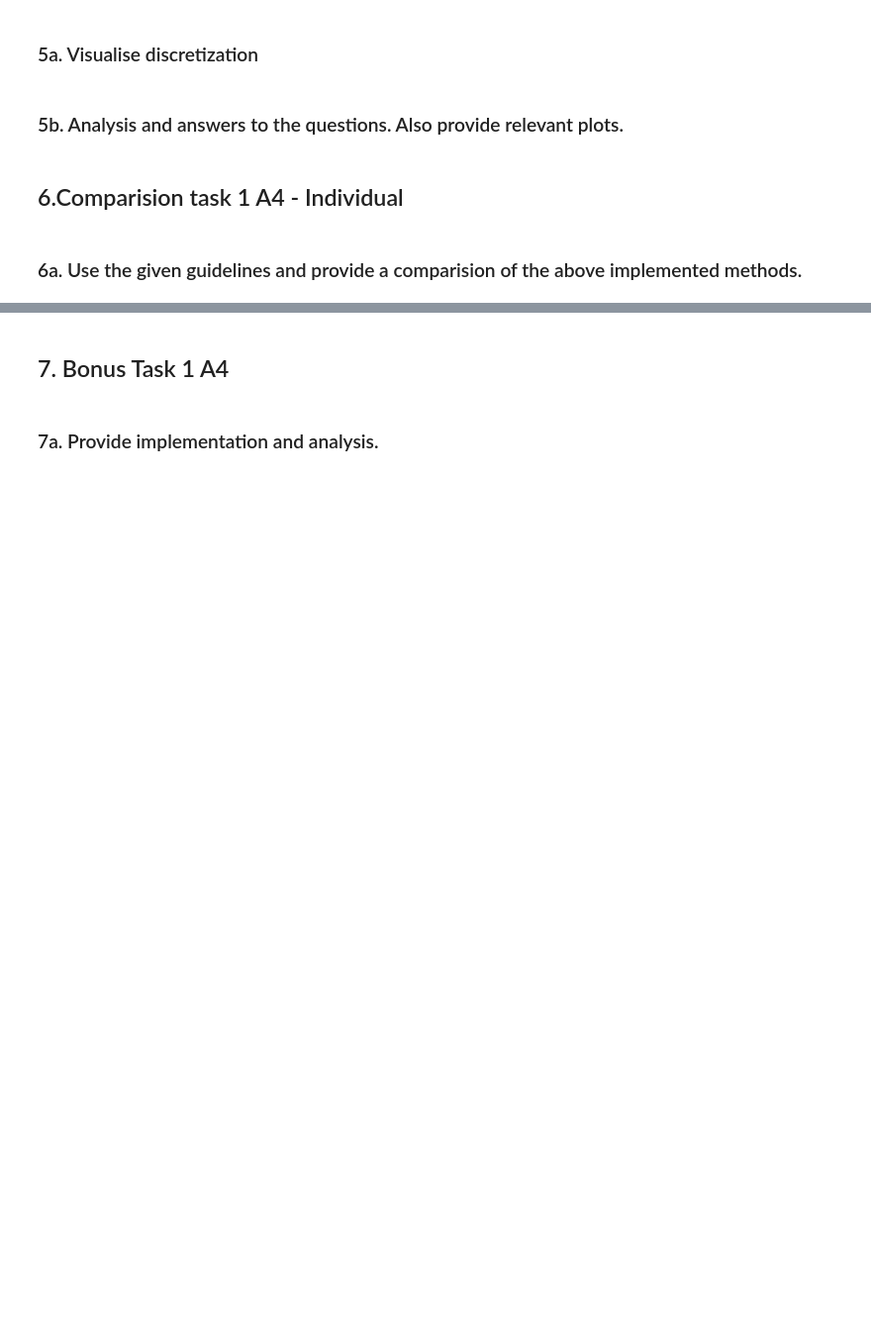
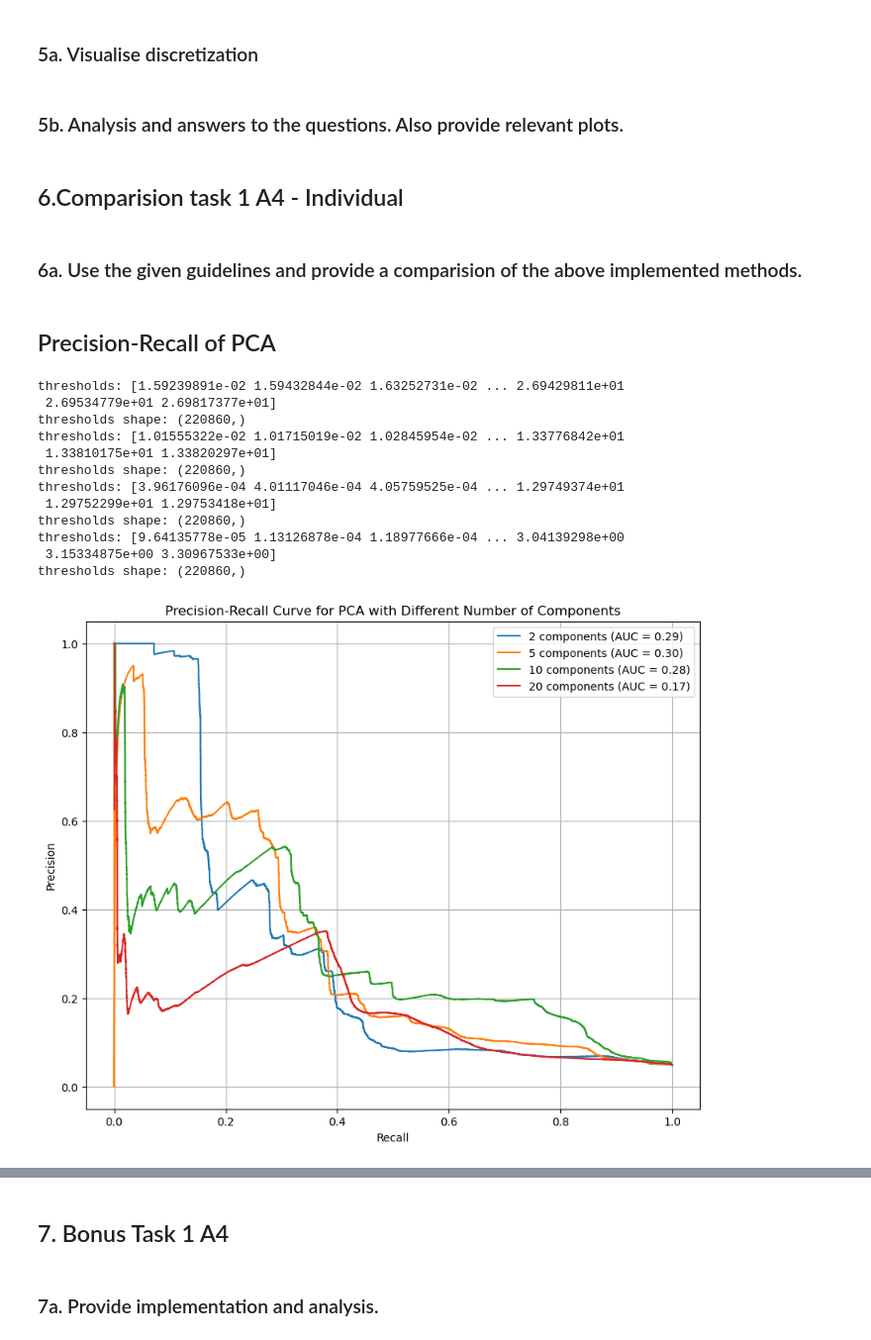
Before and after one commit to amar-mesic/cyber-data, a Jupyter notebook: lab-2/Lab2.ipynb, the cells around one changed output, grey strips where cells are left out. Shown at 99% size. Drawn from its saved outputs; the diff is of its cells as text; code cells hidden in the pictures; blank space fills up the shorter version.

```diff
--- a/lab-2/Lab2.ipynb
+++ b/lab-2/Lab2.ipynb
@@ -732,3 +734,83 @@ We study ARMA on different signals, some with few peaks, and other with a lot. W
 ## 6.Comparision task 1 A4 - Individual
 # %% [markdown]
 ### 6a. Use the given guidelines and provide a comparision of the above implemented methods.
+# %% [markdown]
+## Precision-Recall of PCA
+# %%
+from sklearn.metrics import precision_recall_curve, auc
+import matplotlib.pyplot as plt
+
+# Assuming train_data and val_data are your preprocessed datasets
+# train_data and val_data have columns ['Id', 'Timestamp', 'Label', ...other signals...]
+
+# Keep columns for signals
+signals = train_data.columns.drop(['Id', 'Timestamp', 'Label'])
+
+# Convert timestamp to datetime
+val_data['Timestamp'] = pd.to_datetime(val_data['Timestamp'], dayfirst=True)
+
+# Extract signal data
+train_signals = train_data[signals]
+val_signals = val_data[signals]
+
+# Standardize the data
+scaler = StandardScaler()
+train_signals_scaled = scaler.fit_transform(train_signals)
+val_signals_scaled = scaler.transform(val_signals)
+
+# Extract labels
+val_labels = val_data['Label'].values
+
+# Function to calculate reconstruction error
+def calculate_reconstruction_error(pca, data_scaled):
+    data_pca = pca.transform(data_scaled)
+    data_reconstructed = pca.inverse_transform(data_pca)
+    reconstruction_error = np.mean((data_scaled - data_reconstructed) ** 2, axis=1)
+    return reconstruction_error
+
+# Define the range of components to test
+n_components_list = [2, 5, 10, 20]
+
+# Initialize a dictionary to store precision-recall data
+pr_data = {}
+
+for n_components in n_components_list:
+    # Fit PCA on the training data
+    pca = PCA(n_components=n_components)
+    pca.fit(val_signals_scaled)
+
+    # Calculate reconstruction error for the validation set
+    reconstruction_error = calculate_reconstruction_error(pca, val_signals_scaled)
+
+    # Calculate precision, recall, and thresholds
+    precision, recall, thresholds = precision_recall_curve(val_labels, reconstruction_error)
+    print('thresholds:', thresholds)
+    print('thresholds shape:', thresholds.shape)
+    pr_data[n_components] = (precision, recall, thresholds, auc(recall, precision))
+
+# Plot the precision-recall curves
+plt.figure(figsize=(10, 8))
+
+for n_components, (precision, recall, thresholds, pr_auc) in pr_data.items():
+    plt.plot(recall, precision, label=f'{n_components} components (AUC = {pr_auc:.2f})')
+
+plt.xlabel('Recall')
+plt.ylabel('Precision')
+plt.title('Precision-Recall Curve for PCA with Different Number of Components')
+plt.legend()
+plt.grid(True)
+plt.show()
+# %% [output]
+thresholds: [1.59239891e-02 1.59432844e-02 1.63252731e-02 ... 2.69429811e+01
+ 2.69534779e+01 2.69817377e+01]
+thresholds shape: (220860,)
+thresholds: [1.01555322e-02 1.01715019e-02 1.02845954e-02 ... 1.33776842e+01
+ 1.33810175e+01 1.33820297e+01]
+thresholds shape: (220860,)
+thresholds: [3.96176096e-04 4.01117046e-04 4.05759525e-04 ... 1.29749374e+01
+ 1.29752299e+01 1.29753418e+01]
+thresholds shape: (220860,)
+thresholds: [9.64135778e-05 1.13126878e-04 1.18977666e-04 ... 3.04139298e+00
+ 3.15334875e+00 3.30967533e+00]
+thresholds shape: (220860,)
+[figure, added]
```
Also changed, not shown: parts of 7 cells of this notebook, 1 other file.
